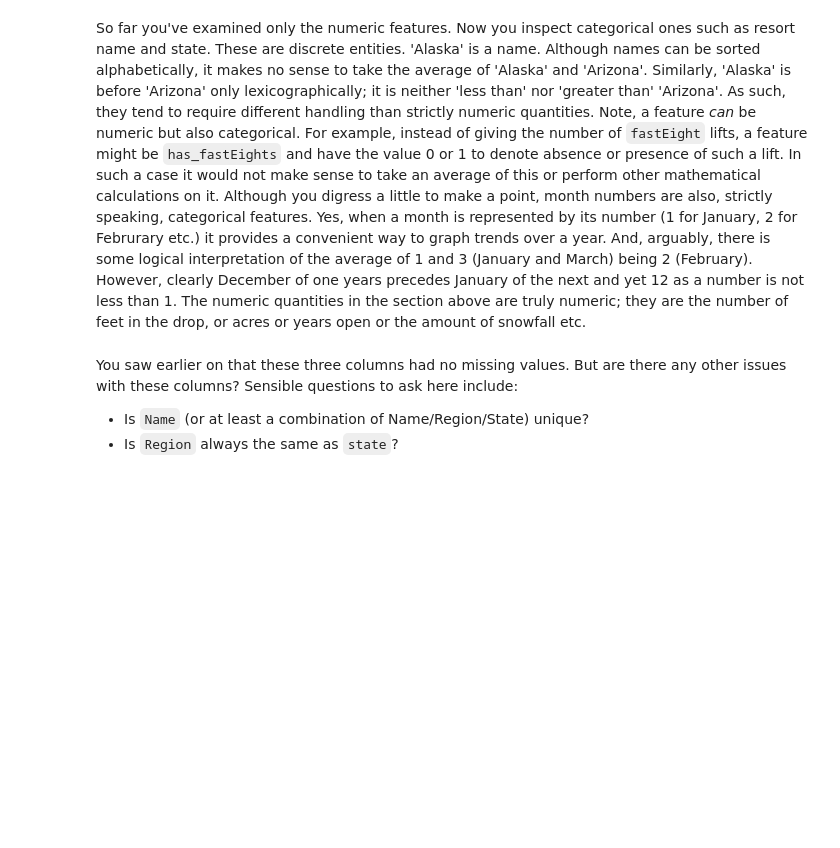
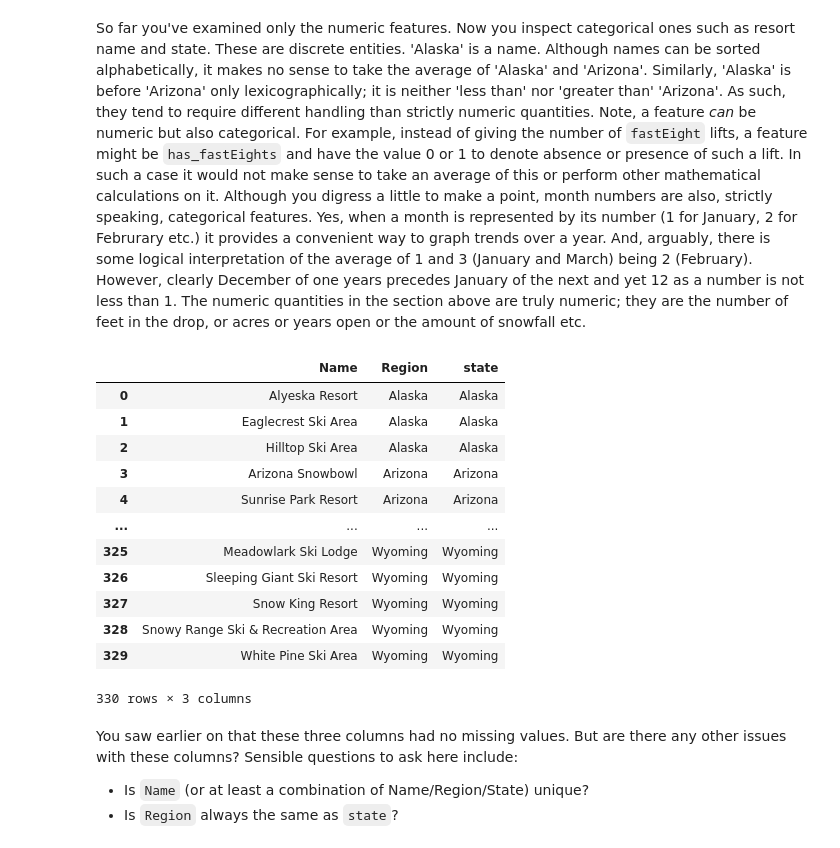
Before and after one commit to tesfaj11/DataScienceGuidedCapstone, a Jupyter notebook: Notebooks/02_data_wrangling.ipynb, the cells around one changed output. Drawn from its saved outputs; the diff is of its cells as text; code cells hidden in the pictures; blank space fills up the shorter version.

```diff
--- a/Notebooks/02_data_wrangling.ipynb
+++ b/Notebooks/02_data_wrangling.ipynb
@@ -212,7 +212,21 @@ So far you've examined only the numeric features. Now you inspect categorical on
 # %%
 #Code task 6#
 #Use ski_data's `select_dtypes` method to select columns of dtype 'object'
-ski_data.___(___)
+ski_data.select_dtypes(include='object')
+# %% [output]
+|  | Name | Region | state |
+| 0 | Alyeska Resort | Alaska | Alaska |
+| 1 | Eaglecrest Ski Area | Alaska | Alaska |
+| 2 | Hilltop Ski Area | Alaska | Alaska |
+| 3 | Arizona Snowbowl | Arizona | Arizona |
+| 4 | Sunrise Park Resort | Arizona | Arizona |
+| ... | ... | ... | ... |
+| 325 | Meadowlark Ski Lodge | Wyoming | Wyoming |
+| 326 | Sleeping Giant Ski Resort | Wyoming | Wyoming |
+| 327 | Snow King Resort | Wyoming | Wyoming |
+| 328 | Snowy Range Ski & Recreation Area | Wyoming | Wyoming |
+| 329 | White Pine Ski Area | Wyoming | Wyoming |
+330 rows × 3 columns
 # %% [markdown]
 You saw earlier on that these three columns had no missing values. But are there any other issues with these columns? Sensible questions to ask here include:
 
```
Also changed, not shown: parts of 8 cells of this notebook.
